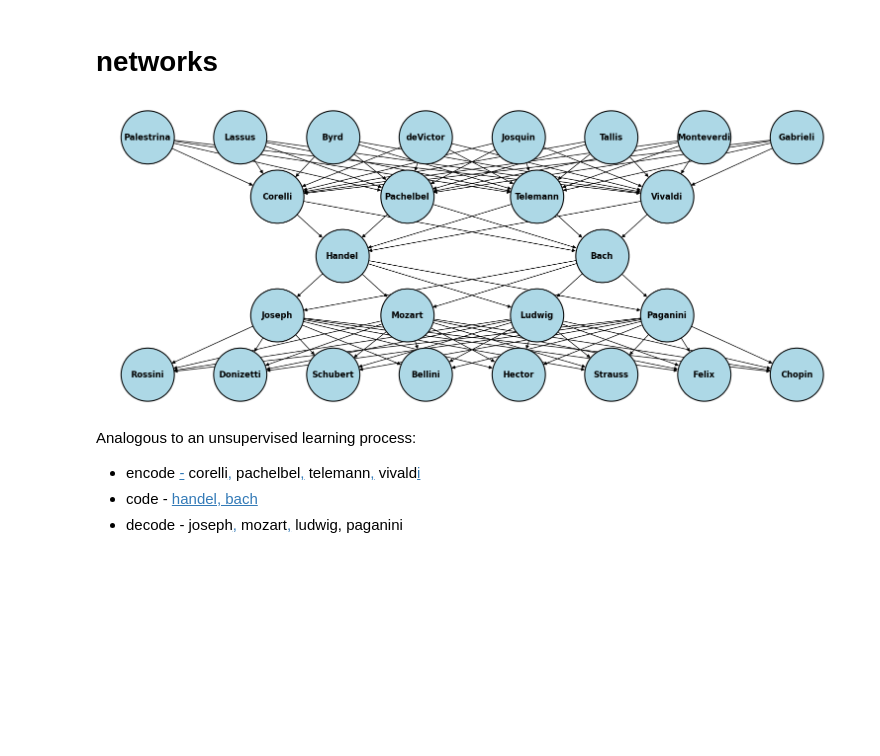
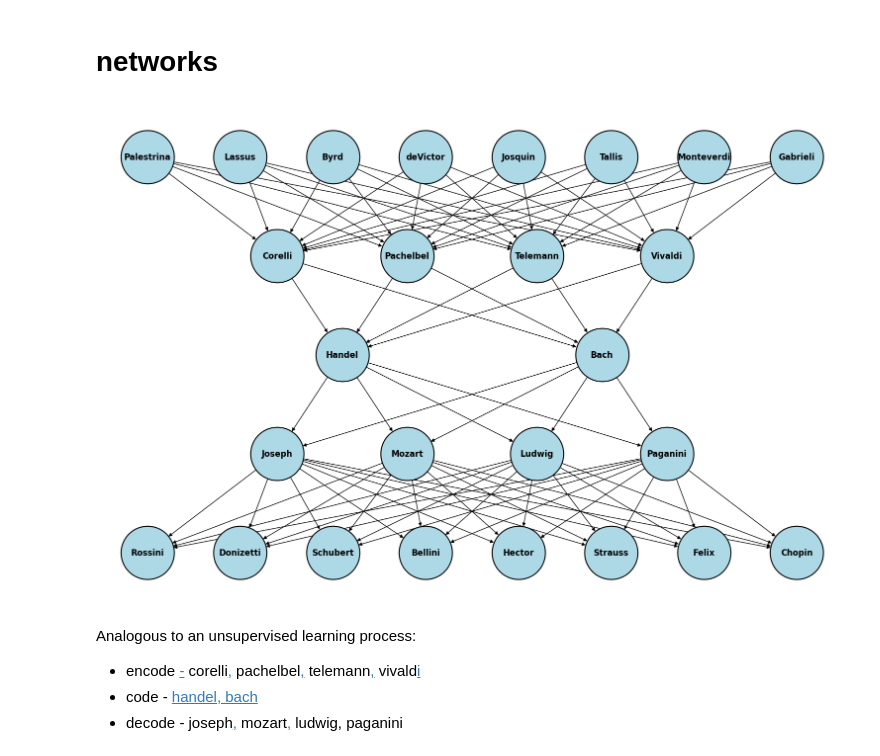
Before and after one commit to muzaale/destruction, a Jupyter notebook: _build/jupyter_execute/chapter2.ipynb, the cells around one changed output. Saved outputs shown, nothing was run; the diff lists cells and outputs as text; code cells hidden in the pictures; blank space fills up the shorter version.

```diff
--- a/_build/jupyter_execute/chapter2.ipynb
+++ b/_build/jupyter_execute/chapter2.ipynb
@@ -43,35 +43,35 @@ G.add_edges_from([("Byrd", "Corelli"), ("Byrd", "Pachelbel"), ("Byrd", "Telemann
 G.add_edges_from([("deVictor", "Corelli"), ("deVictor", "Pachelbel"), ("deVictor", "Telemann"), ("deVictor", "Vivaldi")])
 G.add_edges_from([("Josquin", "Corelli"), ("Josquin", "Pachelbel"), ("Josquin", "Telemann"), ("Josquin", "Vivaldi")])
 G.add_edges_from([("Tallis", "Corelli"), ("Tallis", "Pachelbel"), ("Tallis", "Telemann"), ("Tallis", "Vivaldi")])
 G.add_edges_from([("Monteverdi", "Corelli"), ("Monteverdi", "Pachelbel"), ("Monteverdi", "Telemann"), ("Monteverdi", "Vivaldi")])
 G.add_edges_from([("Gabrieli", "Corelli"), ("Gabrieli", "Pachelbel"), ("Gabrieli", "Telemann"), ("Gabrieli", "Vivaldi")])
 
 G.add_edges_from([("Corelli", "Handel"), ("Corelli", "Bach")])
 G.add_edges_from([("Pachelbel", "Handel"), ("Pachelbel", "Bach")])
 G.add_edges_from([("Telemann", "Handel"), ("Telemann", "Bach")])
 G.add_edges_from([("Vivaldi", "Handel"), ("Vivaldi", "Bach")])
 
 G.add_edges_from([("Handel", "Joseph"), ("Handel", "Mozart"), ("Handel", "Ludwig"), ("Handel", "Paganini")])
 G.add_edges_from([("Bach", "Joseph"), ("Bach", "Mozart"), ("Bach", "Ludwig"), ("Bach", "Paganini")])
 
 G.add_edges_from([("Joseph", "Rossini"), ("Joseph", "Donizetti"), ("Joseph", "Schubert"), ("Joseph", "Bellini")])
 G.add_edges_from([("Joseph", "Hector"), ("Joseph", "Strauss"), ("Joseph", "Felix"), ("Joseph", "Chopin")])
 G.add_edges_from([("Mozart", "Rossini"), ("Mozart", "Donizetti"), ("Mozart", "Schubert"), ("Mozart", "Bellini")])
 G.add_edges_from([("Mozart", "Hector"), ("Mozart", "Strauss"), ("Mozart", "Felix"), ("Mozart", "Chopin")])
 G.add_edges_from([("Ludwig", "Rossini"), ("Ludwig", "Donizetti"), ("Ludwig", "Schubert"), ("Ludwig", "Bellini")])
 G.add_edges_from([("Ludwig", "Hector"), ("Ludwig", "Strauss"), ("Ludwig", "Felix"), ("Ludwig", "Chopin")])
 G.add_edges_from([("Paganini", "Rossini"), ("Paganini", "Donizetti"), ("Paganini", "Schubert"), ("Paganini", "Bellini")])
 G.add_edges_from([("Paganini", "Hector"), ("Paganini", "Strauss"), ("Paganini", "Felix"), ("Paganini", "Chopin")])
 
 pos = nx.get_node_attributes(G, 'pos')
 
-plt.figure(figsize=(15, 6))
+plt.figure(figsize=(15, 10))
 nx.draw(G, pos, with_labels=True, font_weight='bold', node_size=6000, node_color='lightblue', edgecolors='black', linewidths=1.5)
 plt.xlim(-0.5, 7.5)
 plt.ylim(0.5, 5.5)
 plt.show()
 # %% [output]
-[figure, old version]
+[figure, new version]
 # %% [markdown]
 Analogous to an unsupervised learning process:
 * encode [-](https://muzaale.github.io/destruction/_downloads/fe2c830de4a446c4c6bcafff1b4c73ba/paulhenrylang.pdf) corelli[,](https://muzaale.github.io/destruction/_downloads/4e1721aa5bc9833e34a30d0cea96a5e2/handel300.pdf) pachelbel[,](https://muzaale.github.io/destruction/_downloads/daf077dcdecfc2c104544f7a784cacf3/bach300.pdf) telemann[,](https://muzaale.github.io/destruction/_downloads/d0e6cc09d976ab56c51eb8ef2814dcfd/mozart200.pdf) vivald[i](https://www.youtube.com/watch?v=5yR0wlrq_h4)
```
Also changed, not shown: 7 other files.
